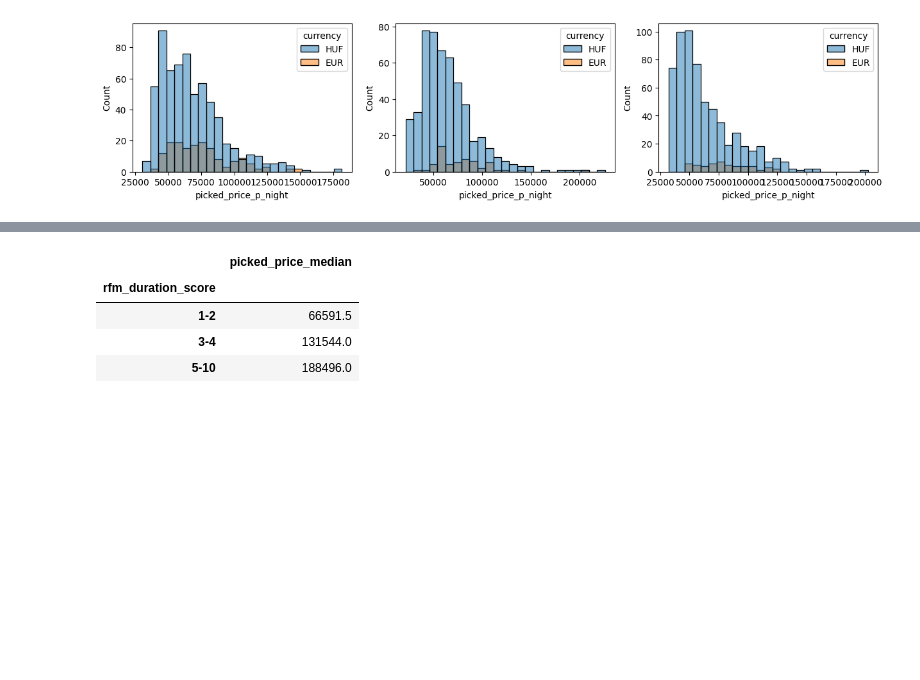
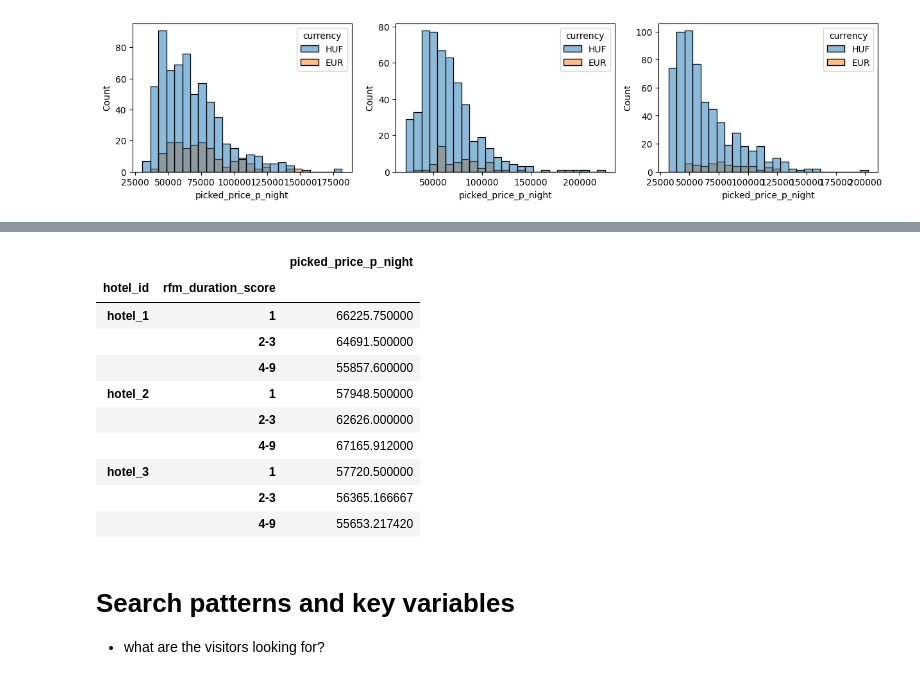
Before and after one commit to roland045/morgens-hotel-data-analysis, a Jupyter notebook: code/04-search-and-bookings-analysis.ipynb, the cells around one changed output, grey strips where cells are left out. Cells and saved outputs as stored; diff of their text form; code cells hidden in the pictures; blank space fills up the shorter version.

Commit message:
date-analysis

```diff
--- a/code/04-search-and-bookings-analysis.ipynb
+++ b/code/04-search-and-bookings-analysis.ipynb
@@ -296,0 +313,5 @@ df['picked_price_p_night'] = df['picked_price_median']/df['nights']
+# %%
+# extract information from the arrival and departure information
+
+# time netween arrival and booking
+df['lead_time'] = (df['arrival'] - df['utc_datetime']).dt.days
@@ -301,17 +385,3 @@ KeyError: "['days'] not found in axis"
-# %%
-# rearrange columns
-
-df = df[['search_log_session_id', 'search_log_id', 'session_id', 'uuid', 'utc_datetime', 'utm_source',
-   'utm_medium', 'utm_campaign','lang_code', 'currency', 'arrival', 'departure', 'nights',
-    'adults', 'children', 'conversion', 'search_log_room_id',
-    'sel_num_of_rooms', 'picked_price_median', 'picked_price_p_night','picked_room', '0_age',
-    '1_age', '2_age', '3_age', '4_age', 'baby_bed', 'pieces', 'sum_price', 'total_price_final',
-    'rooms_total_price', 'upsell_total_price', 'vouchers_total_price',
-    'loyalty_discount_total', 'redeemed_loyalty_points_total', 'hotel_id', 'ROOMAA_room_price_min',
-    'ROOMAA_room_price_max', 'ROOMBB_room_price_min','ROOMBB_room_price_max', 'ROOMCC_room_price_min',
-    'ROOMCC_room_price_max', 'ROOMDD_room_price_min','ROOMDD_room_price_max', 'ROOMEE_room_price_min',
-    'ROOMEE_room_price_max', 'ROOMFF_room_price_min','ROOMFF_room_price_max', 'ROOMGG_room_price_min',
-    'ROOMGG_room_price_max', 'ROOMHH_room_price_min','ROOMHH_room_price_max']]
 # %%
 print(str(df['nights'].mean()) + ', '+ str(df['nights'].std()))
 # %% [output]
@@ -329,3 +407,6 @@ df['picked_price_p_night'].quantile([0.25, 0.5, 0.75])
 0.50    60515.500000
 0.75    79605.188267
 Name: picked_price_p_night, dtype: float64
+# %%
+# add mean children age column
+df['children_age_mean'] = df[['0_age', '1_age', '2_age', '3_age', '4_age']].mean(axis=1)
@@ -332,3 +433,21 @@ Name: picked_price_p_night, dtype: float64
+# %%
+# rearrange columns
+
+df = df[['search_log_session_id', 'search_log_id', 'session_id', 'search_log_room_id','uuid', 'utc_datetime', 'utm_source',
+   'utm_medium', 'utm_campaign','lang_code', 'currency', 'arrival', 'departure', 'nights',
+    'adults', 'children', 'if_children',  'children_age_mean', 'conversion',
+    'sel_num_of_rooms', 'picked_price_median', 'picked_price_p_night','picked_room', 'baby_bed', 'pieces', 'sum_price', 'total_price_final',
+    'rooms_total_price', 'upsell_total_price', 'vouchers_total_price',
+    'loyalty_discount_total', 'redeemed_loyalty_points_total', 'hotel_id', 'rfm_monetary_score', 'rfm_duration_score', '0_age',
+    '1_age', '2_age', '3_age', '4_age', 'ROOMAA_room_price_min',
+    'ROOMAA_room_price_max', 'ROOMBB_room_price_min','ROOMBB_room_price_max', 'ROOMCC_room_price_min',
+    'ROOMCC_room_price_max', 'ROOMDD_room_price_min','ROOMDD_room_price_max', 'ROOMEE_room_price_min',
+    'ROOMEE_room_price_max', 'ROOMFF_room_price_min','ROOMFF_room_price_max', 'ROOMGG_room_price_min',
+    'ROOMGG_room_price_max', 'ROOMHH_room_price_min','ROOMHH_room_price_max', 'day_of_week',
+    'is_holiday', 'time_of_day', 'stay_dates', 'lead_time',
+    'lead_time_category', 'arrival_day_of_week', 'departure_day_of_week',
+    'arrival_is_holiday', 'departure_is_holiday', 'stay_includes_weekend',
+    'days_of_week_in_stay', 'num_saturdays', 'num_sundays']]
 # %%
 hotel1 = df[df['hotel_id']=='hotel_1'].drop(columns='hotel_id').copy()
 hotel2 = df[df['hotel_id']=='hotel_2'].drop(columns='hotel_id').copy()
@@ -396,8 +712,18 @@ KeyError: "['if_children'] not in index"
 # %%
-hotel1[['picked_price_median','rfm_duration_score']].groupby(by='rfm_duration_score').median()
+df[['hotel_id','picked_price_p_night','rfm_duration_score']].groupby(by=['hotel_id','rfm_duration_score']).median()
 # %% [output]
-|  | picked_price_median |
-| rfm_duration_score |  |
-| 1-2 | 66591.5 |
-| 3-4 | 131544.0 |
-| 5-10 | 188496.0 |
+|  |  | picked_price_p_night |
+| hotel_id | rfm_duration_score |  |
+| hotel_1 | 1 | 66225.750000 |
+|  | 2-3 | 64691.500000 |
+|  | 4-9 | 55857.600000 |
+| hotel_2 | 1 | 57948.500000 |
+|  | 2-3 | 62626.000000 |
+|  | 4-9 | 67165.912000 |
+| hotel_3 | 1 | 57720.500000 |
+|  | 2-3 | 56365.166667 |
+|  | 4-9 | 55653.217420 |
+# %% [markdown]
+# Search patterns and key variables
+
+- what are the visitors looking for?
```
Also changed, not shown: parts of 41 cells of this notebook.
